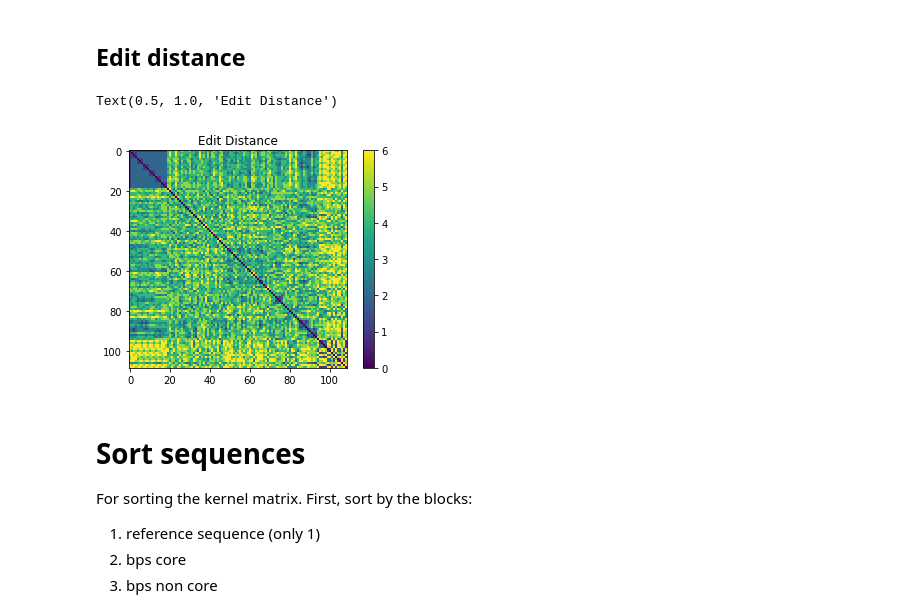
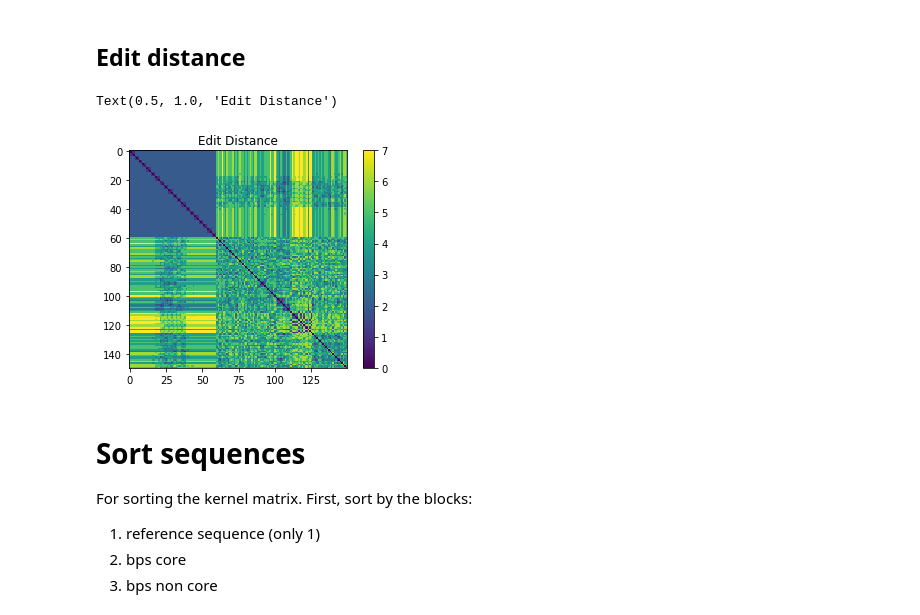
Before and after one commit to mholowko/Solaris, a Jupyter notebook: notebooks/result_analysis/kernel_matrix_analysis.ipynb, the cells around one changed output. Drawn from its saved outputs; the diff is of its cells as text; code cells hidden in the pictures.

```diff
--- a/notebooks/result_analysis/kernel_matrix_analysis.ipynb
+++ b/notebooks/result_analysis/kernel_matrix_analysis.ipynb
@@ -71,4 +71,9 @@ Path = '../../data/firstRound_4h.csv'
 
 df = pd.read_csv(Path)
 df.head()
+
+Path = '../../data/First_round_results/Results - First and Second Plate 3 reps_valid.xlsx'
+df = pd.read_excel(Path, sheet_name= '4h')
+df['RBS']= df['RBS'].str.upper()
+df
 # %% [output]
@@ -188,18 +205,18 @@ def levenshtein(s1, s2):
 
     return previous_row[-1]
 # %%
-edit_distance = np.zeros((len(frr_seqs6), len(frr_seqs6)))
-for i, seq_i in enumerate(frr_seqs6):
-    for j, seq_j in enumerate(frr_seqs6):
+edit_distance = np.zeros((len(frr_seqs), len(frr_seqs)))
+for i, seq_i in enumerate(frr_seqs):
+    for j, seq_j in enumerate(frr_seqs):
         edit_distance[i][j] = levenshtein(seq_i, seq_j)
         #label_distance[i][j] = label_i * label_j
 
 plt.imshow(edit_distance, cmap = 'viridis')
 plt.colorbar()
 plt.title('Edit Distance')
 # %% [output]
 Text(0.5, 1.0, 'Edit Distance')
-[figure, old version]
+[figure, new version]
 # %% [markdown]
 # Sort sequences
 
```
Also changed, not shown: parts of 13 cells of this notebook, 5 other files.
